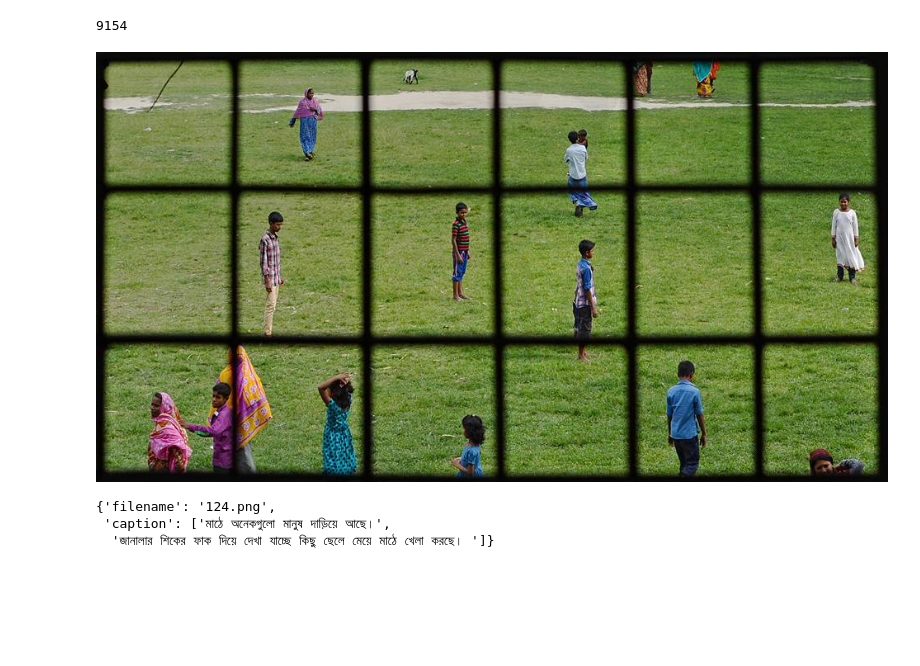
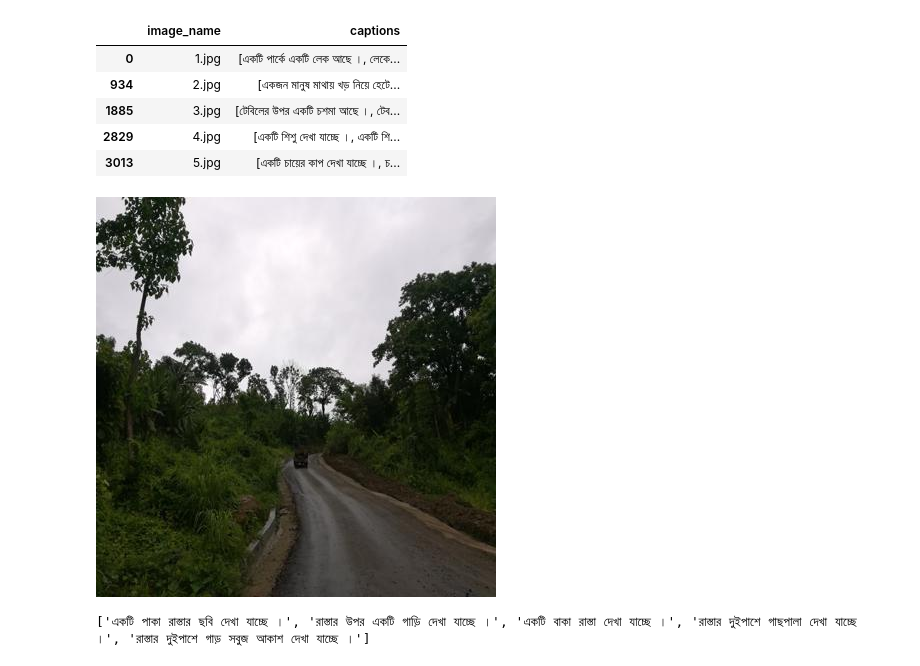
Before and after one commit to souroveskb/VQA, a Jupyter notebook: gemini_qa.ipynb, the cells around one changed output. Drawn from its saved outputs; the diff is of its cells as text; code cells hidden in the pictures; blank space fills up the shorter version.

```diff
--- a/gemini_qa.ipynb
+++ b/gemini_qa.ipynb
@@ -39,4 +39,0 @@ images = os.listdir(path="dataset/images")
-# %%
-len(images)
-# %% [output]
-9154
@@ -43,3 +57,12 @@ len(images)
+# %%
+df.head()
+# %% [output]
+|  | image_name | captions |
+| 0 | 1.jpg | [একটি পার্কে একটি লেক আছে ।, লেকে... |
+| 934 | 2.jpg | [একজন মানুষ মাথায় খড় নিয়ে হেটে... |
+| 1885 | 3.jpg | [টেবিলের উপর একটি চশমা আছে ।, টেব... |
+| 2829 | 4.jpg | [একটি শিশু দেখা যাচ্ছে ।, একটি শি... |
+| 3013 | 5.jpg | [একটি চায়ের কাপ দেখা যাচ্ছে ।, চ... |
 # %%
-with open(file="dataset/captions.json", mode="r+") as f:
-    data = json.loads(f.read())
+# with open(file="dataset/captions.json", mode="r+") as f:
+#     data = json.loads(f.read())
@@ -46,13 +71,14 @@ with open(file="dataset/captions.json", mode="r+") as f:
 # %%
 import PIL.Image
 
-img = PIL.Image.open('dataset/images/123.png')
+img = PIL.Image.open(f'dataset/Bornon/{test_num}.jpg')
 img
 # %% [output]
-[figure, old version]
+[figure, new version]
-# %%
-(data)[123]
-# %% [output]
-{'filename': '124.png',
- 'caption': ['মাঠে অনেকগুলো মানুষ দাড়িয়ে আছে।',
-  'জানালার শিকের ফাক দিয়ে দেখা যাচ্ছে কিছু ছেলে মেয়ে মাঠে খেলা করছে। ']}
+# %%
+# caption = df[df['image_name'] == '2.jpg']['captions'].to_string()
+caption = (df[df['image_name'] == f'{test_num}.jpg']['captions'].values)[0]
+# caption = caption.split('    ')[1]
+print((caption))
+# %% [output]
+['একটি পাকা রাস্তার ছবি দেখা যাচ্ছে ।', 'রাস্তার উপর একটি গাড়ি দেখা যাচ্ছে ।', 'একটি বাকা রাস্তা দেখা যাচ্ছে ।', 'রাস্তার দুইপাশে গাছপালা দেখা যাচ্ছে ।', 'রাস্তার দুইপাশে গাড় সবুজ আকাশ দেখা যাচ্ছে ।']
```
Also changed, not shown: parts of 21 cells of this notebook, 2 other files.
